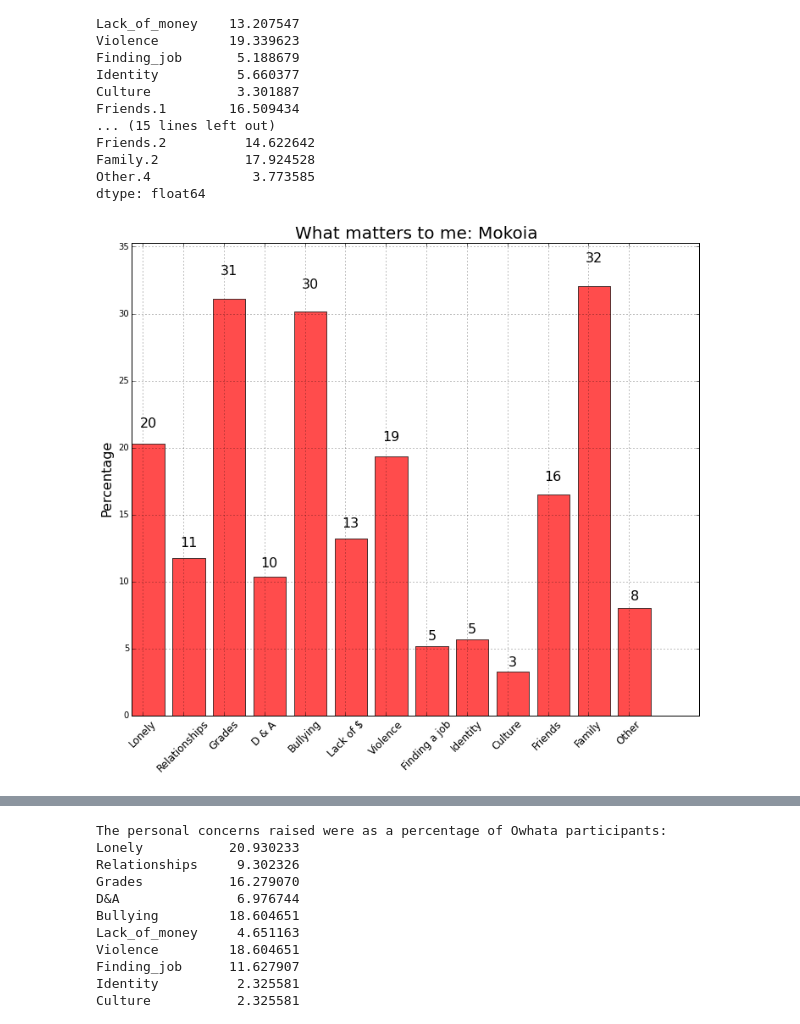
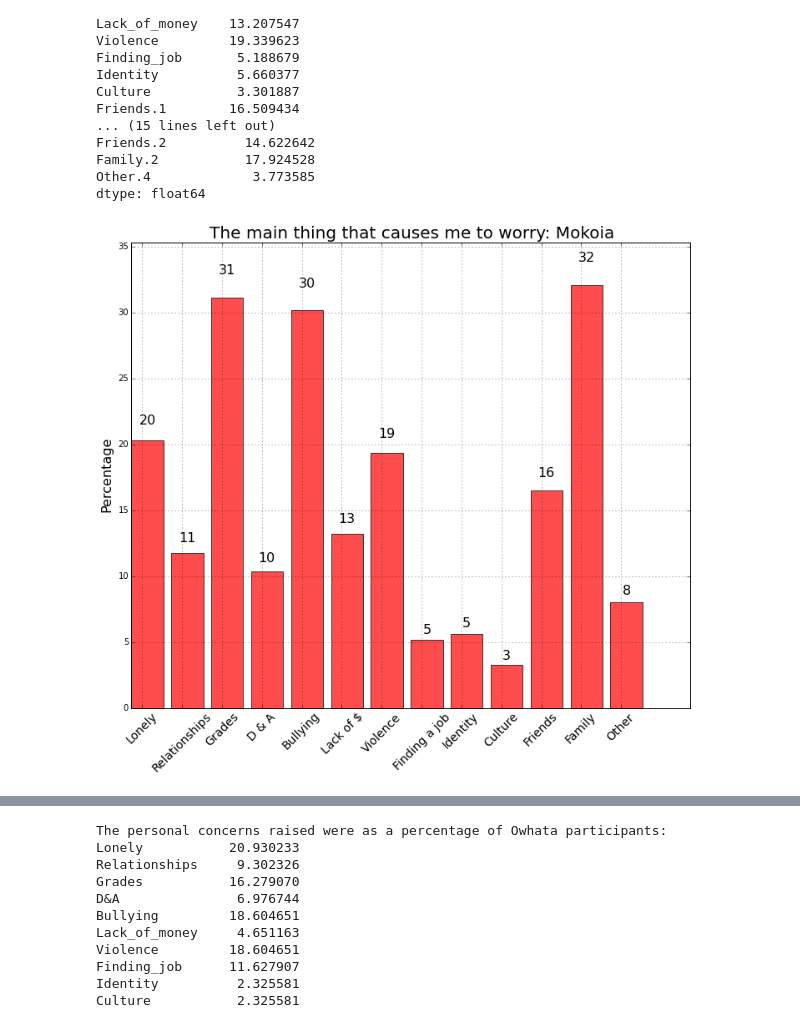
Before and after one commit to hillbs/Differential-Equations-and-Linear-Algebra, a Jupyter notebook: Youth_survey_git.ipynb, the cells around one changed output, grey strips where cells are left out. Cells and saved outputs as stored; diff of their text form; code cells hidden in the pictures.

```diff
--- a/Youth_survey_git.ipynb
+++ b/Youth_survey_git.ipynb
@@ -53,7 +53,7 @@ def Make_bar(A,B,C,Header, Y_label,color='purple',alpha=.7):
     ax.set_xticks(ind+width/3)
     ax.set_fontsize=16
     xtickNames = ax.set_xticklabels(C)
-    plt.setp(xtickNames, rotation=45, fontsize=12)
+    plt.setp(xtickNames, rotation=45, fontsize=14)
     ymax = np.max(B)*1.1
     plt.ylim(ymax=ymax)
     def autolabel(rects):
@@ -736,8 +736,8 @@ Other.4             3.773585
 dtype: float64
 # %%
 Make_bar(Concerns8.count(),Concerns8.values[0:Concerns8.count()],Concerns_list,
-         'What matters to me: Mokoia','Percentage',color='red')
+         'The main thing that causes me to worry: Mokoia','Percentage',color='red')
 # %% [output]
-[figure, old version]
+[figure, new version]
 # %%
 Make_bar(Concerns9.count(),Concerns9.values[0:Concerns9.count()],Concerns_list,
```
Also changed, not shown: parts of 40 cells of this notebook.
